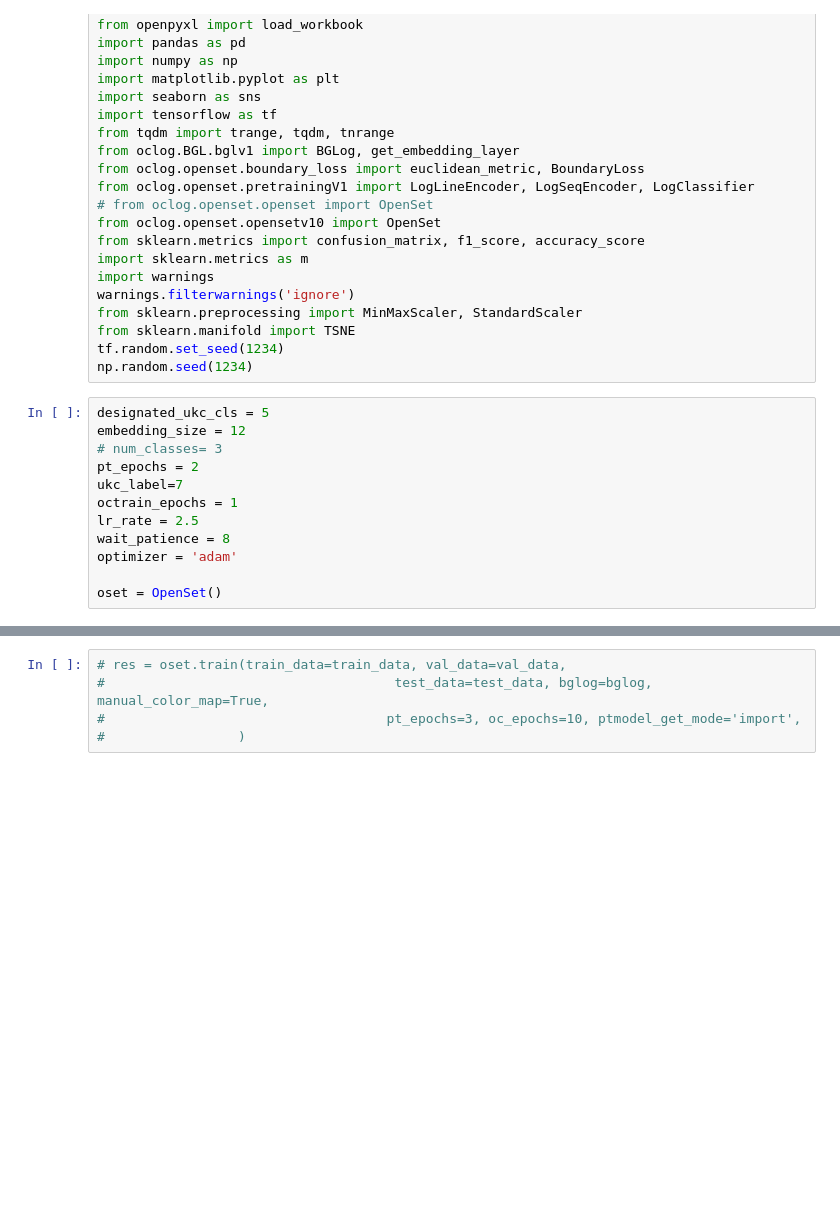
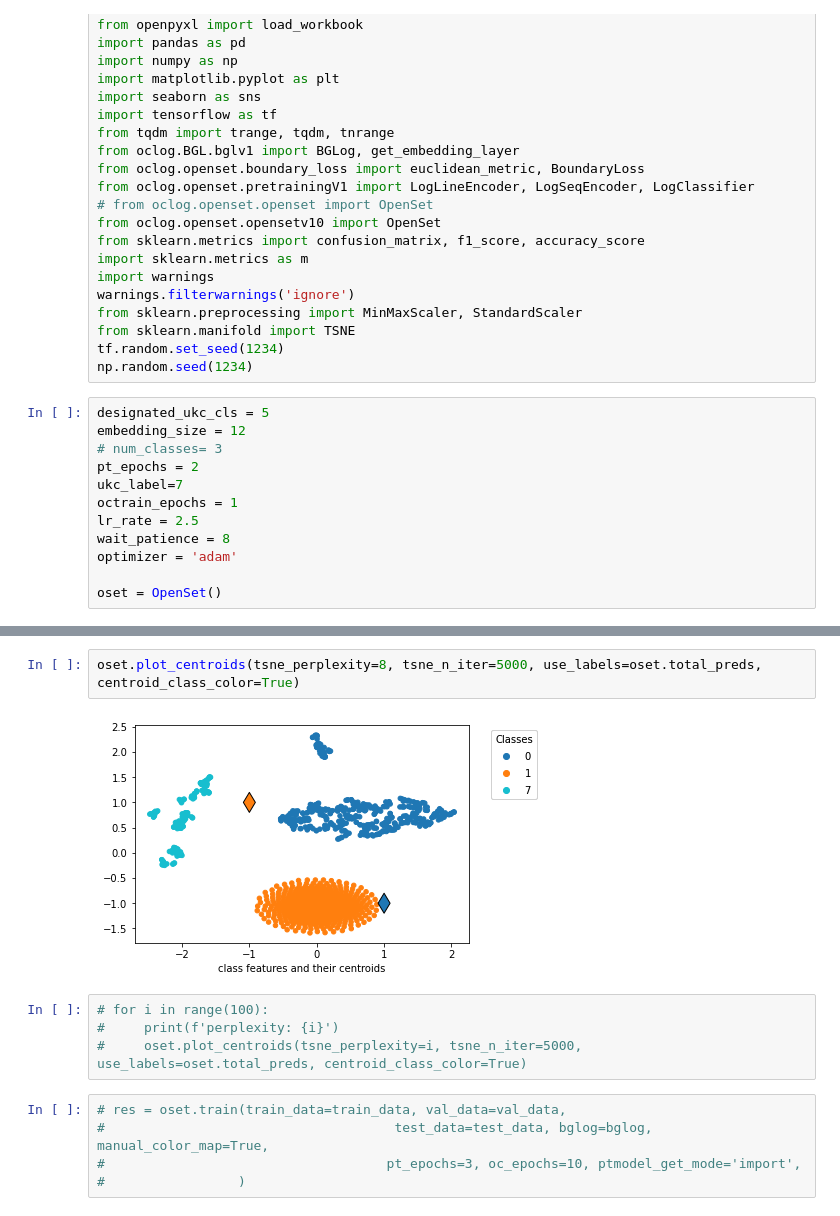
Before and after one commit to BhujayKumarBhatta/OCLog, a Jupyter notebook: oclog/openset/notebooks/OC1.ipynb, the cells around one changed output, grey strips where cells are left out. Saved outputs shown, nothing was run; the diff lists cells and outputs as text; blank space fills up the shorter version.

```diff
--- a/oclog/openset/notebooks/OC1.ipynb
+++ b/oclog/openset/notebooks/OC1.ipynb
@@ -97,3 +99,11 @@ epoch: 7/10, train_loss: 4.491486549377441, F1_train: 0.6933051096264894 F1_val:
+# %%
+oset.plot_centroids(tsne_perplexity=8, tsne_n_iter=5000, use_labels=oset.total_preds, centroid_class_color=True)
+# %% [output]
+[figure, added]
+# %%
+# for i in range(100):
+#     print(f'perplexity: {i}')
+#     oset.plot_centroids(tsne_perplexity=i, tsne_n_iter=5000, use_labels=oset.total_preds, centroid_class_color=True)
 # %%
 # res = oset.train(train_data=train_data, val_data=val_data,
 #                                     test_data=test_data, bglog=bglog, manual_color_map=True,
```
Also changed, not shown: parts of 2 cells of this notebook, 2 other files.
